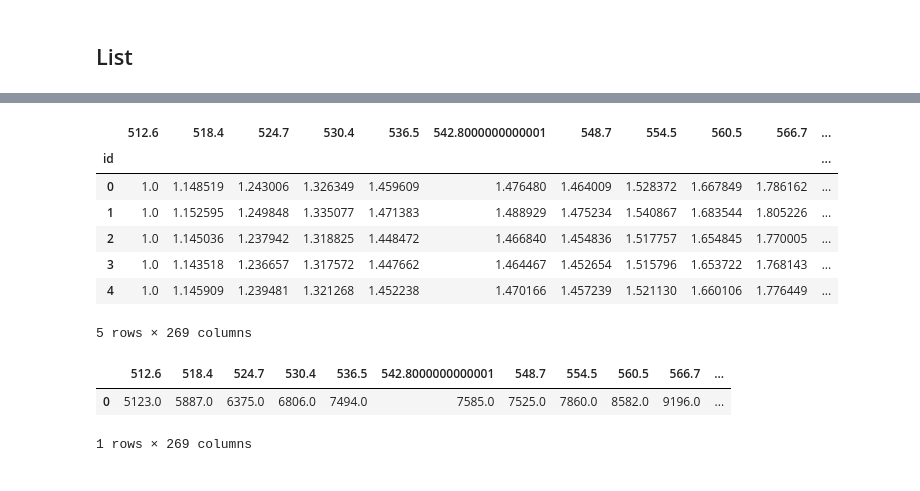
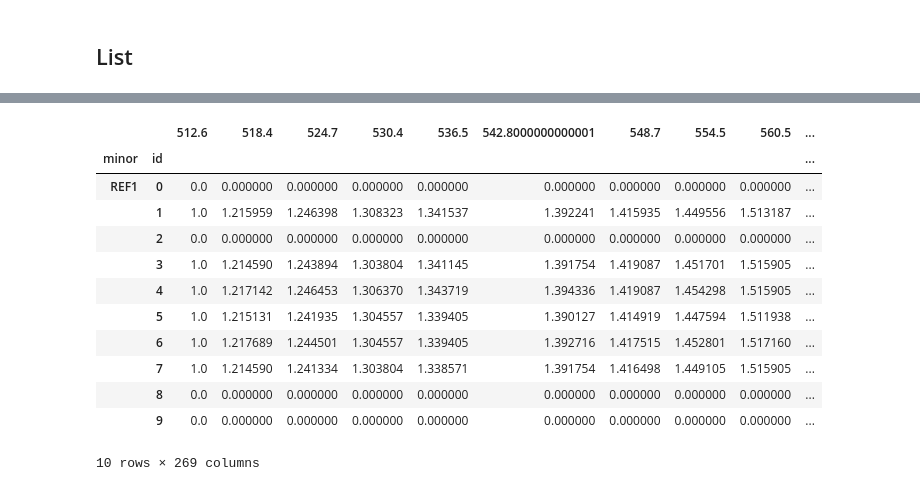
Before and after one commit to jlaura/PyHAT, a Jupyter notebook: notebooks/SP Example.ipynb, the cells around one changed output, grey strips where cells are left out. Drawn from its saved outputs; the diff is of its cells as text; code cells hidden in the pictures.

```diff
--- a/notebooks/SP Example.ipynb
+++ b/notebooks/SP Example.ipynb
@@ -28,0 +17,3 @@ s.head(10)
+# %%
+s = Spectra.from_spectral_profiler(get_path('SP_2C_02_02358_S138_E3586.spc'))
+s.head(10)
@@ -130,20 +145,21 @@ raw.head()
 # %%
 # Perform linear continuum correction on a single spectrum
 # may be suffering from underflow
-raw_corrected = raw.linear_correction()
-raw_corrected.head()
+ref = s.loc['REF1', :]
+
+ref_corrected = ref.linear_correction()
+ref_corrected.head(10)
 # %% [output]
-|  | 512.6 | 518.4 | 524.7 | 530.4 | 536.5 | 542.8000000000001 | 548.7 | 554.5 | 560.5 | 566.7 | ... |
-| id |  |  |  |  |  |  |  |  |  |  | ... |
-| 0 | 1.0 | 1.148519 | 1.243006 | 1.326349 | 1.459609 | 1.476480 | 1.464009 | 1.528372 | 1.667849 | 1.786162 | ... |
-| 1 | 1.0 | 1.152595 | 1.249848 | 1.335077 | 1.471383 | 1.488929 | 1.475234 | 1.540867 | 1.683544 | 1.805226 | ... |
-| 2 | 1.0 | 1.145036 | 1.237942 | 1.318825 | 1.448472 | 1.466840 | 1.454836 | 1.517757 | 1.654845 | 1.770005 | ... |
-| 3 | 1.0 | 1.143518 | 1.236657 | 1.317572 | 1.447662 | 1.464467 | 1.452654 | 1.515796 | 1.653722 | 1.768143 | ... |
-| 4 | 1.0 | 1.145909 | 1.239481 | 1.321268 | 1.452238 | 1.470166 | 1.457239 | 1.521130 | 1.660106 | 1.776449 | ... |
+|  |  | 512.6 | 518.4 | 524.7 | 530.4 | 536.5 | 542.8000000000001 | 548.7 | 554.5 | 560.5 | ... |
+| minor | id |  |  |  |  |  |  |  |  |  | ... |
+| REF1 | 0 | 0.0 | 0.000000 | 0.000000 | 0.000000 | 0.000000 | 0.000000 | 0.000000 | 0.000000 | 0.000000 | ... |
+|  | 1 | 1.0 | 1.215959 | 1.246398 | 1.308323 | 1.341537 | 1.392241 | 1.415935 | 1.449556 | 1.513187 | ... |
+|  | 2 | 0.0 | 0.000000 | 0.000000 | 0.000000 | 0.000000 | 0.000000 | 0.000000 | 0.000000 | 0.000000 | ... |
+|  | 3 | 1.0 | 1.214590 | 1.243894 | 1.303804 | 1.341145 | 1.391754 | 1.419087 | 1.451701 | 1.515905 | ... |
+|  | 4 | 1.0 | 1.217142 | 1.246453 | 1.306370 | 1.343719 | 1.394336 | 1.419087 | 1.454298 | 1.515905 | ... |
+|  | 5 | 1.0 | 1.215131 | 1.241935 | 1.304557 | 1.339405 | 1.390127 | 1.414919 | 1.447594 | 1.511938 | ... |
+|  | 6 | 1.0 | 1.217689 | 1.244501 | 1.304557 | 1.339405 | 1.392716 | 1.417515 | 1.452801 | 1.517160 | ... |
+|  | 7 | 1.0 | 1.214590 | 1.241334 | 1.303804 | 1.338571 | 1.391754 | 1.416498 | 1.449105 | 1.515905 | ... |
+|  | 8 | 0.0 | 0.000000 | 0.000000 | 0.000000 | 0.000000 | 0.000000 | 0.000000 | 0.000000 | 0.000000 | ... |
+|  | 9 | 0.0 | 0.000000 | 0.000000 | 0.000000 | 0.000000 | 0.000000 | 0.000000 | 0.000000 | 0.000000 | ... |
-5 rows × 269 columns
+10 rows × 269 columns
-# %%
-raw.iloc[0][0:len(raw.wavelengths)].to_frame().T
-# %% [output]
-|  | 512.6 | 518.4 | 524.7 | 530.4 | 536.5 | 542.8000000000001 | 548.7 | 554.5 | 560.5 | 566.7 | ... |
-| 0 | 5123.0 | 5887.0 | 6375.0 | 6806.0 | 7494.0 | 7585.0 | 7525.0 | 7860.0 | 8582.0 | 9196.0 | ... |
-1 rows × 269 columns
```
Also changed, not shown: parts of 18 cells of this notebook, 1 other file.
